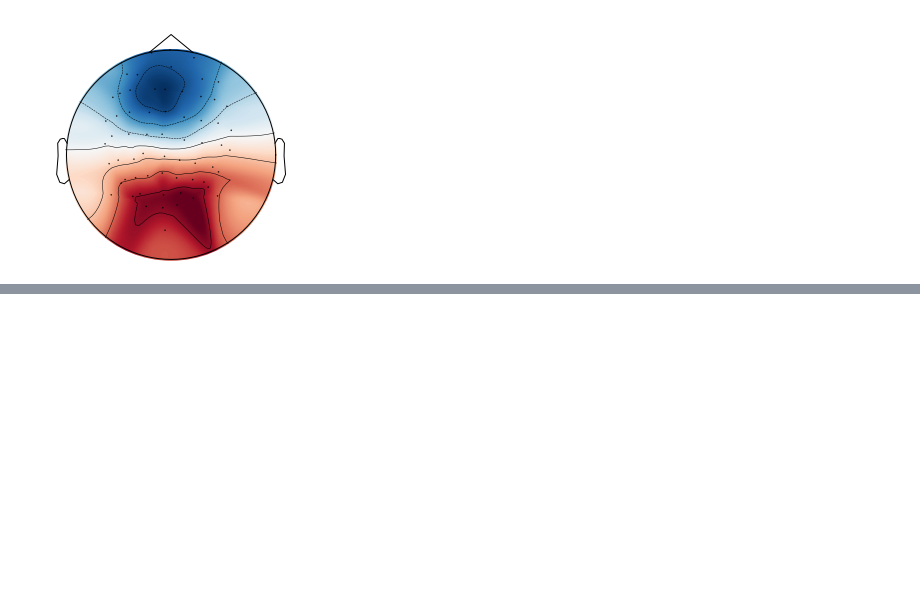
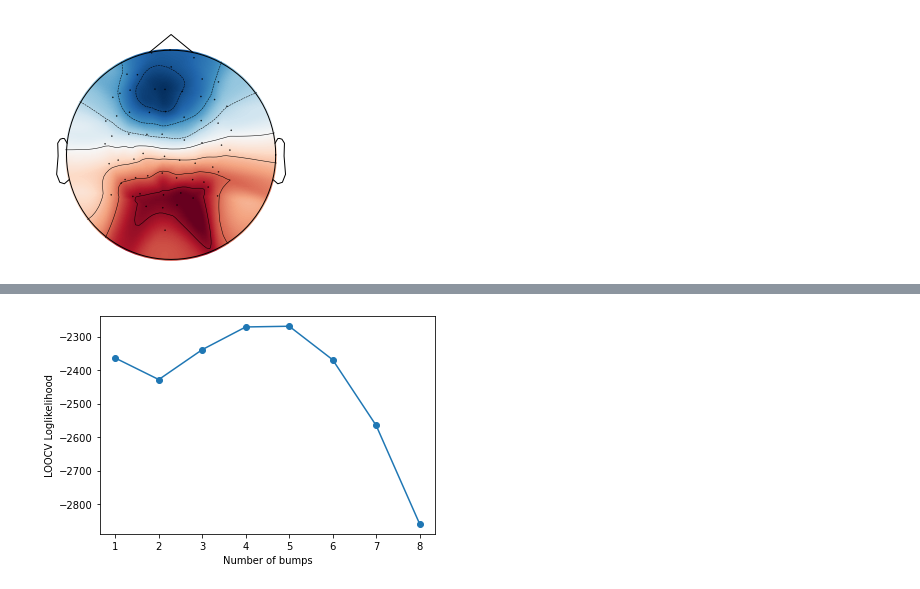
Before and after one commit to GWeindel/hmp, a Jupyter notebook: example_pipeline.ipynb, the cells around one changed output, grey strips where cells are left out. Cells and saved outputs as stored; diff of their text form; code cells hidden in the pictures; blank space fills up the shorter version.

```diff
--- a/example_pipeline.ipynb
+++ b/example_pipeline.ipynb
@@ -271,0 +361,39 @@ for bump in bump3_estimates.magnitudes.dropna(dim='bump').T:
+# %%
+#Looping over possible number of bumps
+subjects_idx = data.participant.values
+likelihoods_loo = []
+
+for subject in subjects_idx:
+    print(f'Subject {subject}')
+
+    #Extracting data without left out subject
+    stacked_loo = z_scored.sel(participant= subjects_idx[subjects_idx!=subject]).stack(all_samples=["participant",'epochs',"samples"]).dropna(dim="all_samples")
+
+    durations_loo = np.unique(epoch_data.sel(participant= subjects_idx[subjects_idx!=subject]).stack(trial=["participant",'epochs']).reset_index(["participant",'epochs']).groupby('trial').count(dim="samples").sel(electrodes="Fpz").data.cumsum().to_numpy())
+    starts_loo = np.insert(durations_loo[:-1],0,0)
+    ends_loo = durations_loo-1
+
+    #Fitting the HsMM using previous estimated parameters as initial parameters
+    model_loo = hsmm.hsmm(stacked_loo.to_numpy().T, starts_loo, ends_loo, sf=epoch_data.sfreq)
+    with multiprocessing.Pool(processes=cpus) as pool:
+        iterative_results_loo = pool.starmap(model_loo.fit_single,
+            zip(np.arange(init.max_bumps(),0,-1),#init.max_bumps to ensure that same number of maxbumps
+                bests.magnitudes, bests.parameters, itertools.repeat(1), itertools.repeat(False), itertools.repeat(True)))
+    iterative_results_loo = xr.concat(iterative_results_loo, dim="n_bumps")
+
+    #Evaluating likelihood for left out subject
+    #Extracting data of left out subject
+    stacked_left_out = z_scored.sel(participant= subject).stack(all_samples=['epochs',"samples"]).dropna(dim="all_samples")
+
+    durations_left_out = np.unique(epoch_data.sel(participant= subject).stack(trial=['epochs']).reset_index(['epochs']).groupby('trial').count(dim="samples").sel(electrodes="Fpz").data.cumsum().to_numpy())
+    starts_left_out = np.insert(durations_left_out[:-1],0,0)
+    ends_left_out = durations_left_out-1
+
+    model_left_out = hsmm.hsmm(stacked_left_out.to_numpy().T, starts_left_out, ends_left_out, sf=epoch_data.sfreq)
+    with multiprocessing.Pool(processes=cpus) as pool:
+        likelihoods = pool.starmap(model_left_out.calc_EEG_50h,
+            zip(iterative_results_loo.magnitudes,
+                iterative_results_loo.parameters,
+                np.arange(init.max_bumps(),0,-1),itertools.repeat(True),itertools.repeat(True)))
+    likelihoods_loo.append(likelihoods)
+    np.save('likelihoods_loo',likelihoods_loo)
@@ -271,0 +418,6 @@ for bump in bump3_estimates.magnitudes.dropna(dim='bump').T:
+# %%
+plt.plot(np.arange(init.max_bumps(),0,-1),np.mean(np.array(likelihoods_loo),axis=0),'o-')
+plt.ylabel('LOOCV Loglikelihood')
+plt.xlabel('Number of bumps');
+# %% [output]
+[figure, added]
```
Also changed, not shown: parts of 13 cells of this notebook.
